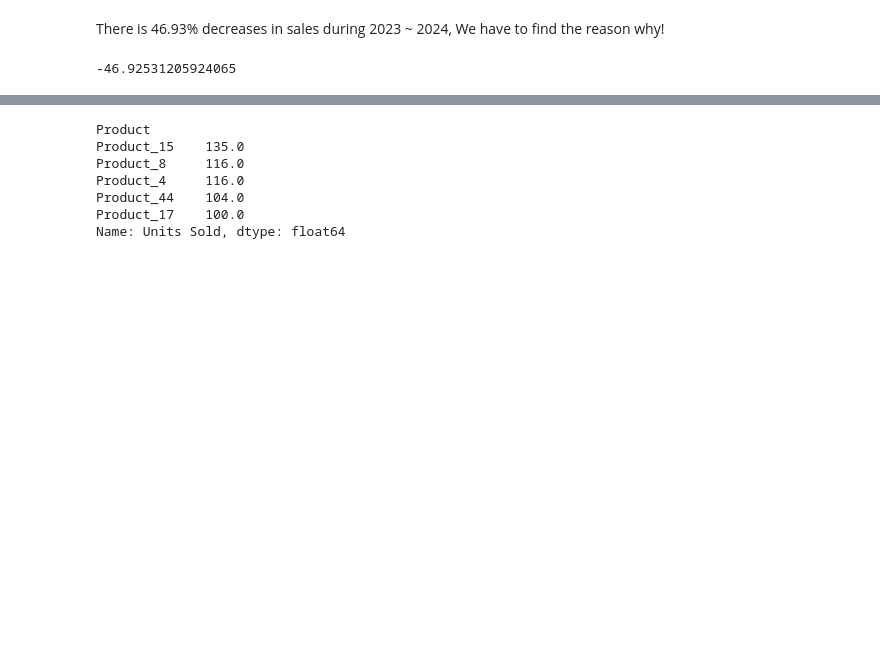
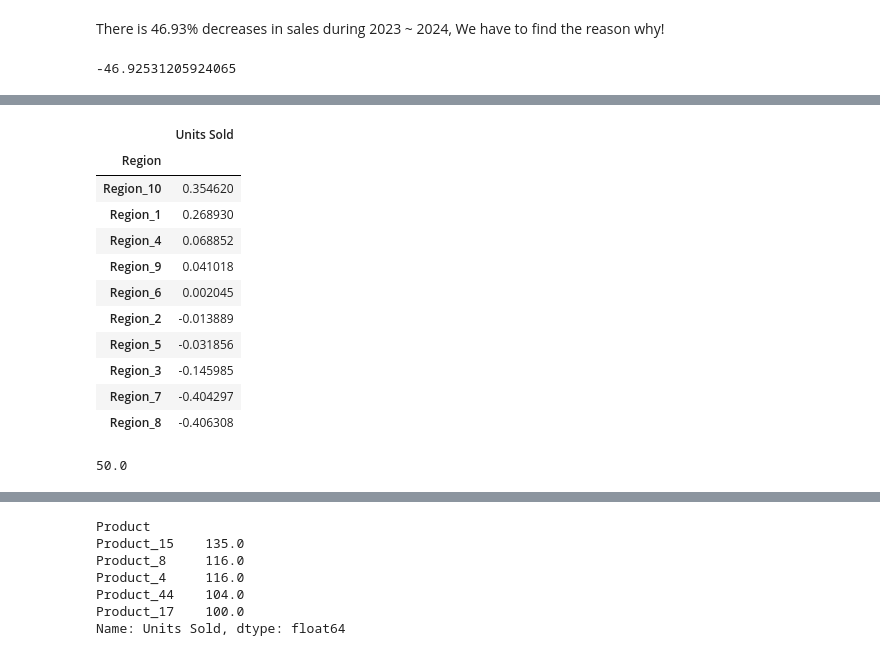
Before and after one commit to JacdowYc/Schulich_data_science1, a Jupyter notebook: Assignment 1.ipynb, the cells around one changed output, grey strips where cells are left out. Cells and saved outputs as stored; diff of their text form; code cells hidden in the pictures; blank space fills up the shorter version.

```diff
--- a/Assignment 1.ipynb
+++ b/Assignment 1.ipynb
@@ -204,3 +206,7 @@ index_24 = df['Year'] == 2024
 Year_Pop_sale_22 = df[index_22].groupby(['Product'])['Units Sold'].sum()
 Year_Pop_sale_23 = df[index_23].groupby(['Product'])['Units Sold'].sum()
 Year_Pop_sale_24 = df[index_24].groupby(['Product'])['Units Sold'].sum()
+# %%
+Year_R_sale_22 = df[index_22].groupby(['Region'])['Units Sold'].sum()
+Year_R_sale_23 = df[index_23].groupby(['Region'])['Units Sold'].sum()
+Year_R_sale_24 = df[index_24].groupby(['Region'])['Units Sold'].sum()
@@ -206,0 +248,24 @@ Year_Pop_sale_24 = df[index_24].groupby(['Product'])['Units Sold'].sum()
+# %%
+Y_22_23 = ((Year_R_sale_23 - Year_R_sale_22) / Year_R_sale_23)
+Y_23_24 = ((Year_R_sale_24 - Year_R_sale_23) / Year_R_sale_24)
+# %%
+pd.DataFrame(Y_22_23).sort_values(by='Units Sold', ascending=False).head(10)
+# %% [output]
+|  | Units Sold |
+| Region |  |
+| Region_10 | 0.354620 |
+| Region_1 | 0.268930 |
+| Region_4 | 0.068852 |
+| Region_9 | 0.041018 |
+| Region_6 | 0.002045 |
+| Region_2 | -0.013889 |
+| Region_5 | -0.031856 |
+| Region_3 | -0.145985 |
+| Region_7 | -0.404297 |
+| Region_8 | -0.406308 |
+# %%
+Y_count_22_23 = len(Y_22_23[Y_22_23 > 0])   # The number of positive increases in region
+Y_count_22_23
+(Y_count_22_23 / len(Y_22_23)) * 100   # 50% of sales product in region are increases / 50 % are decreased
+# %% [output]
+50.0
```
Also changed, not shown: parts of 18 cells of this notebook.
